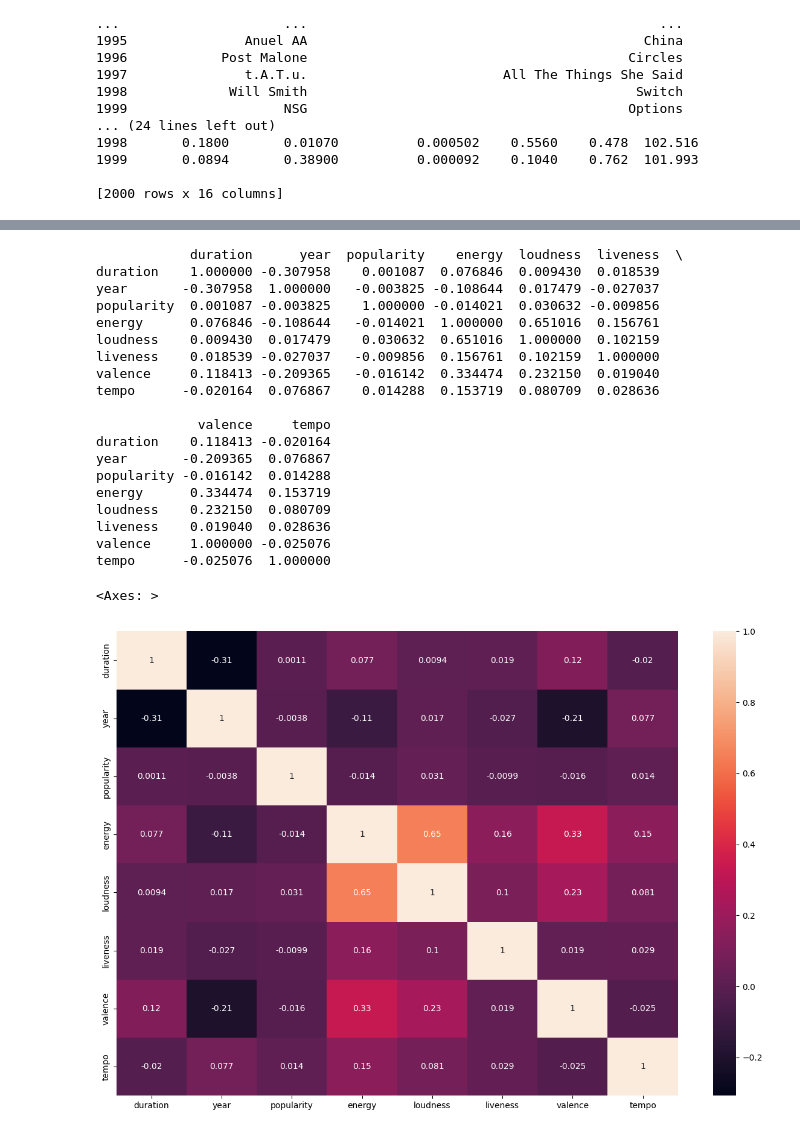
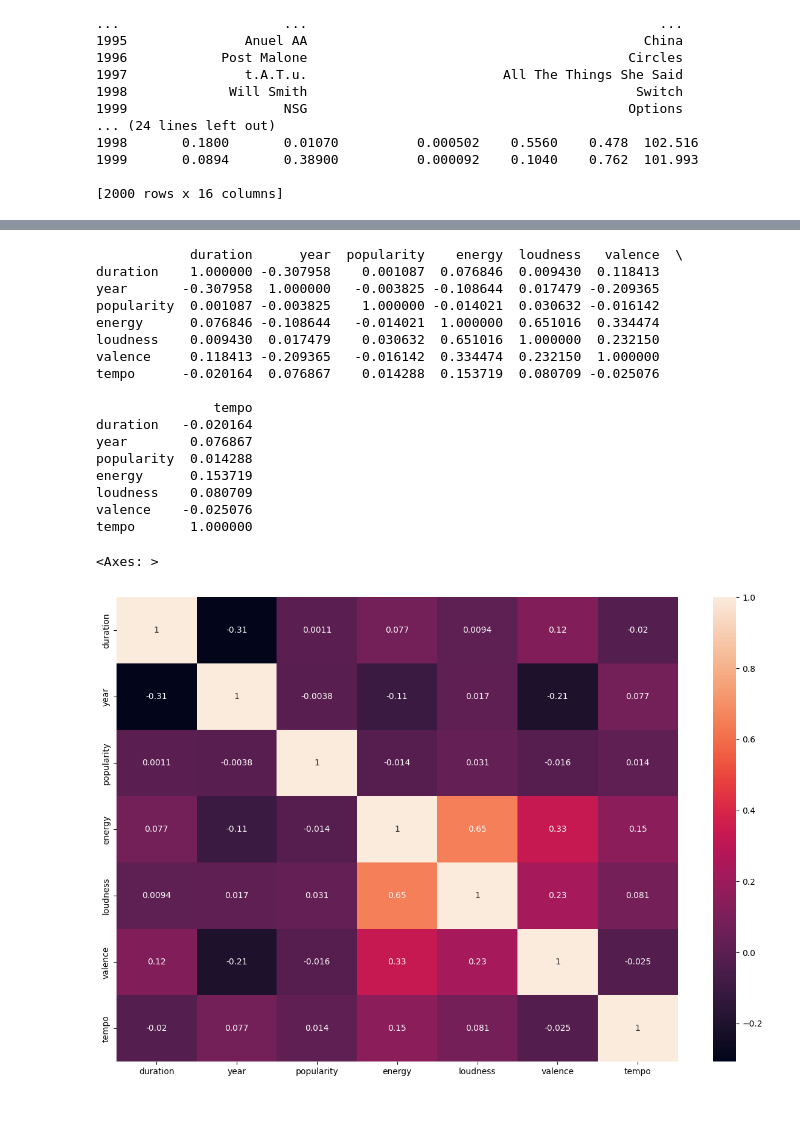
Before and after one commit to shaanCh/Data_Science-Machine_Learning, a Jupyter notebook: Machine Learning/MR Spotify.ipynb, the cells around one changed output, grey strips where cells are left out. Saved outputs shown, nothing was run; the diff lists cells and outputs as text; code cells hidden in the pictures.

```diff
--- a/Machine Learning/MR Spotify.ipynb
+++ b/Machine Learning/MR Spotify.ipynb
@@ -54,7 +54,7 @@ print(grouped)
 [2000 rows x 16 columns]
 # %%
 #Drop Instrumentalness, acousticness, speechness, key, mode, danceability
-grouped.drop(['instrumentalness', 'acousticness', 'speechiness', 'key', 'mode', 'danceability', "artist", "song"], axis = 1, inplace=True)
+grouped.drop(['instrumentalness', 'acousticness', 'speechiness', 'key', 'mode', 'danceability', "artist", "song", "liveness"], axis = 1, inplace=True)
 grouped.dropna(axis=0, inplace=True)
 grouped['duration'] = df['duration'] / 1000
 grouped.describe()
@@ -71,27 +109,25 @@ grouped.describe()
 # %%
-cor = grouped.corr()
+cor = dfmms.corr()
 print(cor)
 plt.figure(figsize= (15,10))
 sns.heatmap(cor, annot=True)
 # %% [output]
-            duration      year  popularity    energy  loudness  liveness  \
-duration    1.000000 -0.307958    0.001087  0.076846  0.009430  0.018539
-year       -0.307958  1.000000   -0.003825 -0.108644  0.017479 -0.027037
-popularity  0.001087 -0.003825    1.000000 -0.014021  0.030632 -0.009856
-energy      0.076846 -0.108644   -0.014021  1.000000  0.651016  0.156761
-loudness    0.009430  0.017479    0.030632  0.651016  1.000000  0.102159
-liveness    0.018539 -0.027037   -0.009856  0.156761  0.102159  1.000000
-valence     0.118413 -0.209365   -0.016142  0.334474  0.232150  0.019040
-tempo      -0.020164  0.076867    0.014288  0.153719  0.080709  0.028636
+            duration      year  popularity    energy  loudness   valence  \
+duration    1.000000 -0.307958    0.001087  0.076846  0.009430  0.118413
+year       -0.307958  1.000000   -0.003825 -0.108644  0.017479 -0.209365
+popularity  0.001087 -0.003825    1.000000 -0.014021  0.030632 -0.016142
+energy      0.076846 -0.108644   -0.014021  1.000000  0.651016  0.334474
+loudness    0.009430  0.017479    0.030632  0.651016  1.000000  0.232150
+valence     0.118413 -0.209365   -0.016142  0.334474  0.232150  1.000000
+tempo      -0.020164  0.076867    0.014288  0.153719  0.080709 -0.025076
 
-             valence     tempo
-duration    0.118413 -0.020164
-year       -0.209365  0.076867
-popularity -0.016142  0.014288
-energy      0.334474  0.153719
-loudness    0.232150  0.080709
-liveness    0.019040  0.028636
-valence     1.000000 -0.025076
-tempo      -0.025076  1.000000
+               tempo
+duration   -0.020164
+year        0.076867
+popularity  0.014288
+energy      0.153719
+loudness    0.080709
+valence    -0.025076
+tempo       1.000000
 <Axes: >
-[figure, old version]
+[figure, new version]
```
Also changed, not shown: parts of 3 cells of this notebook.
